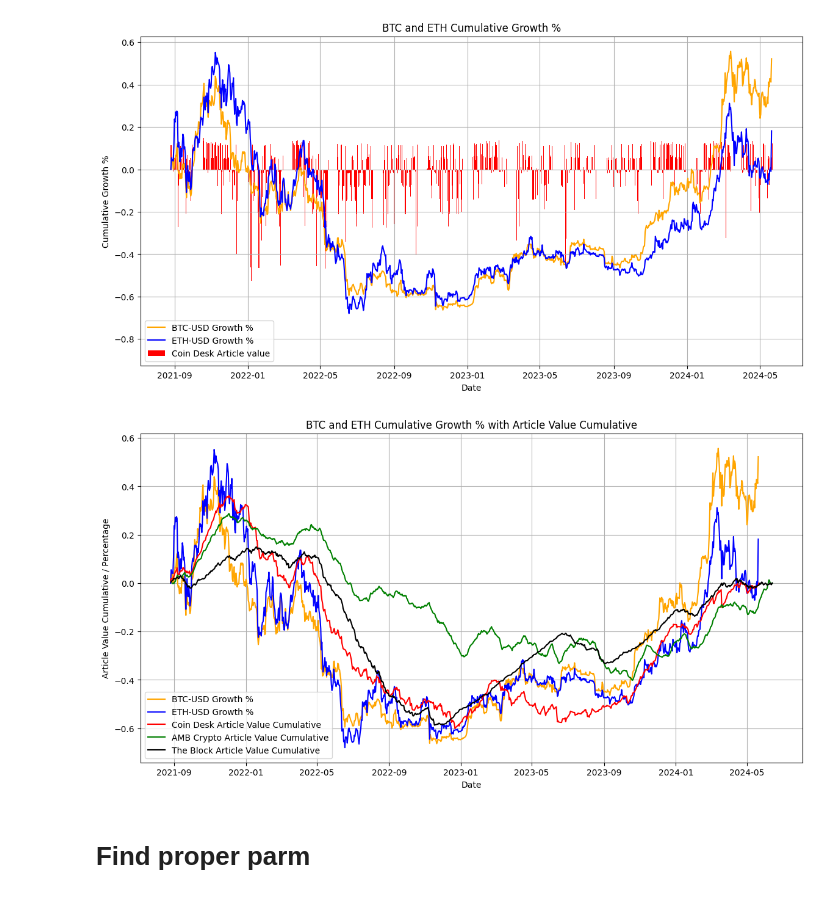
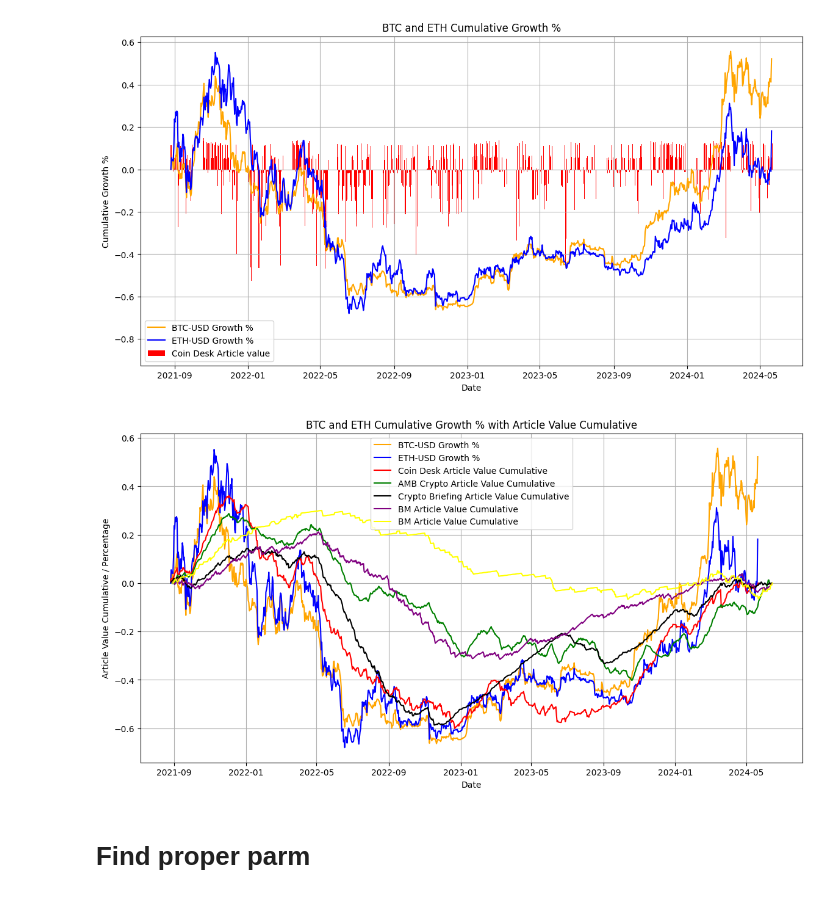
Before and after one commit to nuts-has-been-taken/Crypto-crawler, a Jupyter notebook: data_analysis.ipynb, the cells around one changed output. Saved outputs shown, nothing was run; the diff lists cells and outputs as text; code cells hidden in the pictures.

Commit message:
add crypto compare data

```diff
--- a/data_analysis.ipynb
+++ b/data_analysis.ipynb
@@ -58,11 +58,15 @@ def create_df(path:str, bull_var:int, bear_var:int, cum_number:float):
 
 cd_path = './news_data/news_with_label/cd_large.json'
 amb_path = './news_data/news_with_label/amb.json'
-cb_path = './news_data/news_with_label/tb.json'
+cb_path = './news_data/news_with_label/cb.json'
+bm_cc_path = './news_data/news_with_label/bm_cc_label.json'
+cc_cc_path = './news_data/news_with_label/cc_cc_label.json'
 
 cd_df = create_df(path=cd_path, bull_var=1, bear_var=-20, cum_number=0.08)
 amb_df = create_df(path=amb_path, bull_var=1, bear_var=-1, cum_number=0.04)
 cb_df = create_df(path=cb_path, bull_var=1, bear_var=-5, cum_number=0.04)
+bm_df_with_label = create_df(path=bm_cc_path, bull_var=1, bear_var=-20, cum_number=0.04)
+cc_df_with_label = create_df(path=cc_cc_path, bull_var=1, bear_var=-1.5, cum_number=0.04)
 # %% [markdown]
 # Plot
 # %%
@@ -84,20 +88,22 @@ plt.show()
 # %%
 plt.figure(figsize=(14, 7))
 
 plt.plot(btc_cum_growth, label='BTC-USD Growth %', color='orange')
 plt.plot(eth_cum_growth, label='ETH-USD Growth %', color='blue')
 plt.plot(cd_df['Date'], cd_df['Cum_art'], label='Coin Desk Article Value Cumulative', color='red')
 plt.plot(amb_df['Date'], amb_df['Cum_art'], label='AMB Crypto Article Value Cumulative', color='green')
 plt.plot(cb_df['Date'], cb_df['Cum_art'], label='Crypto Briefing Article Value Cumulative', color='black')
+plt.plot(bm_df_with_label['Date'], bm_df_with_label['Cum_art'], label='BM Article Value Cumulative', color='purple')
+plt.plot(cc_df_with_label['Date'], cc_df_with_label['Cum_art'], label='BM Article Value Cumulative', color='yellow')
 
 plt.title('BTC and ETH Cumulative Growth % with Article Value Cumulative')
 plt.xlabel('Date')
 plt.ylabel('Article Value Cumulative / Percentage')
 plt.legend()
 plt.grid(True)
 plt.show()
 # %% [output]
-[figure, old version]
+[figure, new version]
 # %% [markdown]
 # Find proper parm
 # %%
```
Also changed, not shown: 4 other files.
